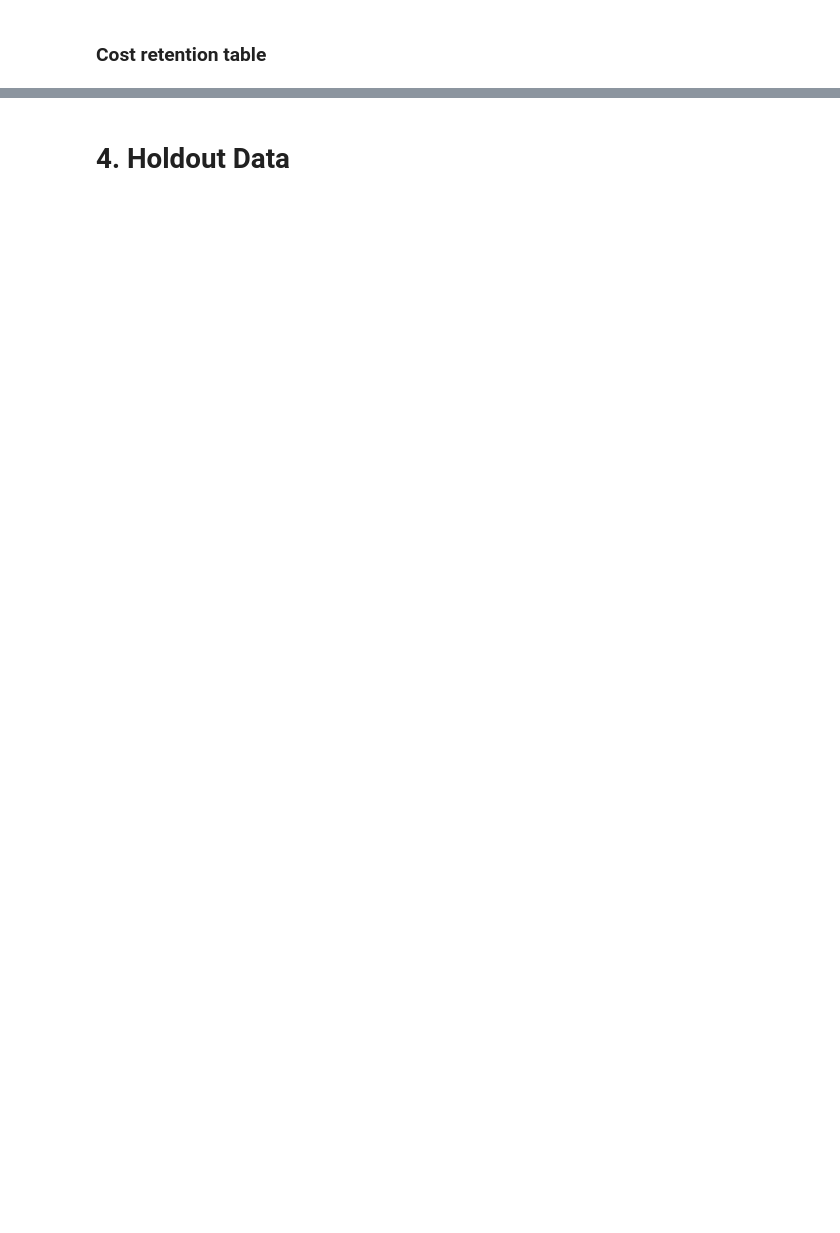
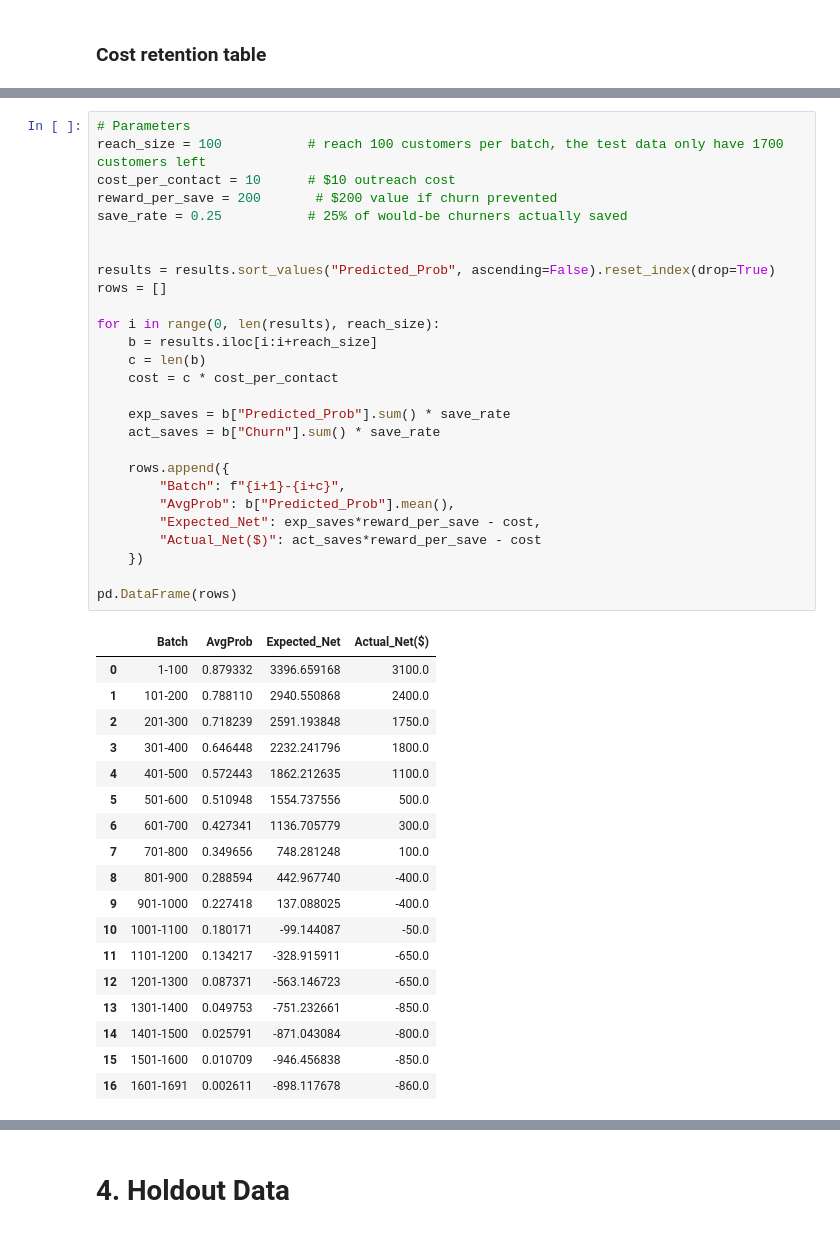
Before and after one commit to Hungagainagainagain/ML_churn_predict, a Jupyter notebook: project.ipynb, the cells around one changed output, grey strips where cells are left out. Cells and saved outputs as stored; diff of their text form; blank space fills up the shorter version.

```diff
--- a/project.ipynb
+++ b/project.ipynb
@@ -419,0 +470,46 @@ The only excluding group that might improve model performance is the Demographic
+# %%
+# Parameters
+reach_size = 100           # reach 100 customers per batch, the test data only have 1700 customers left
+cost_per_contact = 10      # $10 outreach cost
+reward_per_save = 200       # $200 value if churn prevented
+save_rate = 0.25           # 25% of would-be churners actually saved
+
+
+results = results.sort_values("Predicted_Prob", ascending=False).reset_index(drop=True)
+rows = []
+
+for i in range(0, len(results), reach_size):
+    b = results.iloc[i:i+reach_size]
+    c = len(b)
+    cost = c * cost_per_contact
+
+    exp_saves = b["Predicted_Prob"].sum() * save_rate
+    act_saves = b["Churn"].sum() * save_rate
+
+    rows.append({
+        "Batch": f"{i+1}-{i+c}",
+        "AvgProb": b["Predicted_Prob"].mean(),
+        "Expected_Net": exp_saves*reward_per_save - cost,
+        "Actual_Net($)": act_saves*reward_per_save - cost
+    })
+
+pd.DataFrame(rows)
+# %% [output]
+|  | Batch | AvgProb | Expected_Net | Actual_Net($) |
+| 0 | 1-100 | 0.879332 | 3396.659168 | 3100.0 |
+| 1 | 101-200 | 0.788110 | 2940.550868 | 2400.0 |
+| 2 | 201-300 | 0.718239 | 2591.193848 | 1750.0 |
+| 3 | 301-400 | 0.646448 | 2232.241796 | 1800.0 |
+| 4 | 401-500 | 0.572443 | 1862.212635 | 1100.0 |
+| 5 | 501-600 | 0.510948 | 1554.737556 | 500.0 |
+| 6 | 601-700 | 0.427341 | 1136.705779 | 300.0 |
+| 7 | 701-800 | 0.349656 | 748.281248 | 100.0 |
+| 8 | 801-900 | 0.288594 | 442.967740 | -400.0 |
+| 9 | 901-1000 | 0.227418 | 137.088025 | -400.0 |
+| 10 | 1001-1100 | 0.180171 | -99.144087 | -50.0 |
+| 11 | 1101-1200 | 0.134217 | -328.915911 | -650.0 |
+| 12 | 1201-1300 | 0.087371 | -563.146723 | -650.0 |
+| 13 | 1301-1400 | 0.049753 | -751.232661 | -850.0 |
+| 14 | 1401-1500 | 0.025791 | -871.043084 | -800.0 |
+| 15 | 1501-1600 | 0.010709 | -946.456838 | -850.0 |
+| 16 | 1601-1691 | 0.002611 | -898.117678 | -860.0 |
```
Also changed, not shown: parts of 27 cells of this notebook, 4 other files.
